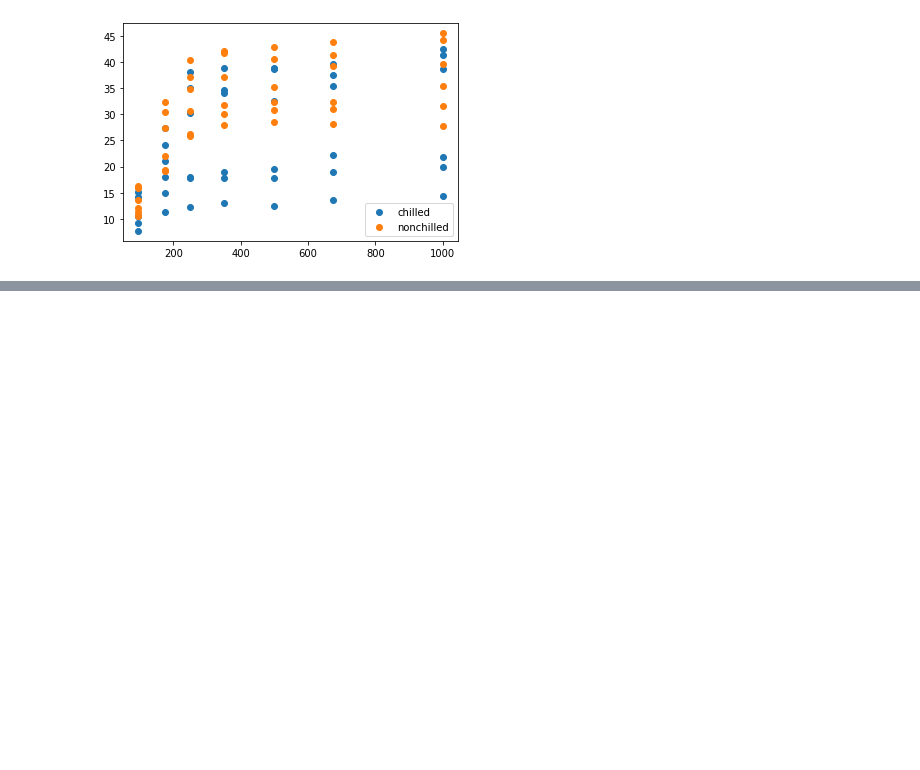
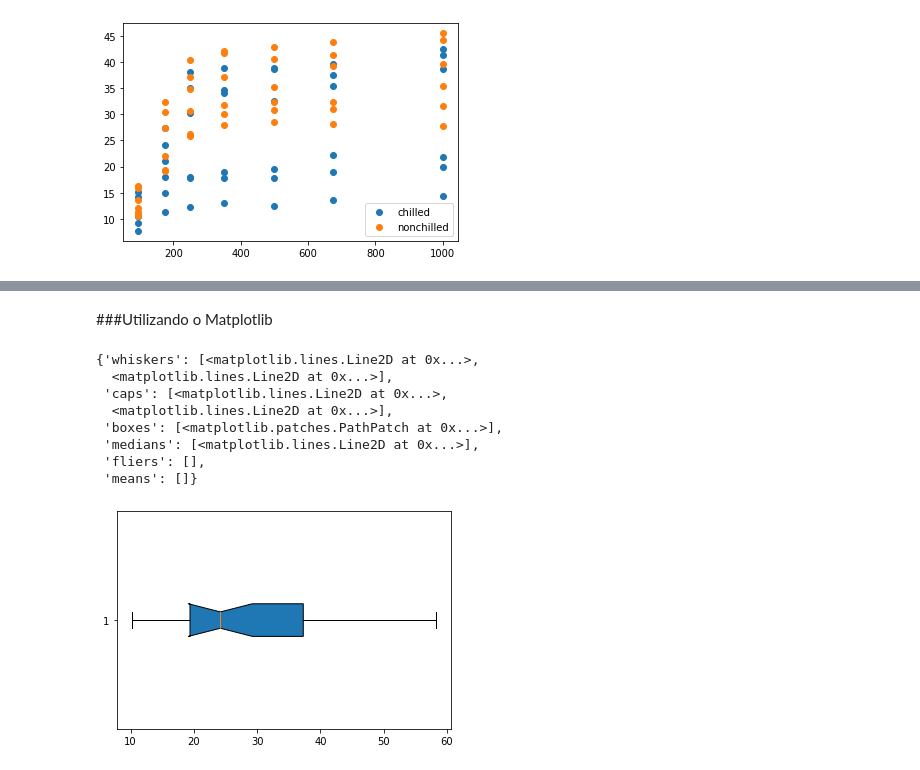
Before and after one commit to paulohenrique1303/DataVisualization, a Jupyter notebook: Data_Visualization.ipynb, the cells around one changed output, grey strips where cells are left out. Cells and saved outputs as stored; diff of their text form; code cells hidden in the pictures; blank space fills up the shorter version.

```diff
--- a/Data_Visualization.ipynb
+++ b/Data_Visualization.ipynb
@@ -129,0 +139,14 @@ plt.legend(loc = 'lower right')
+# %% [markdown]
+###Utilizando o Matplotlib
+# %%
+plt.boxplot(base['Volume'], vert= False, showfliers= False, notch= True, patch_artist= True)
+# %% [output]
+{'whiskers': [<matplotlib.lines.Line2D at 0x...>,
+  <matplotlib.lines.Line2D at 0x...>],
+ 'caps': [<matplotlib.lines.Line2D at 0x...>,
+  <matplotlib.lines.Line2D at 0x...>],
+ 'boxes': [<matplotlib.patches.PathPatch at 0x...>],
+ 'medians': [<matplotlib.lines.Line2D at 0x...>],
+ 'fliers': [],
+ 'means': []}
+[figure, added]
```
Also changed, not shown: parts of 16 cells of this notebook.
